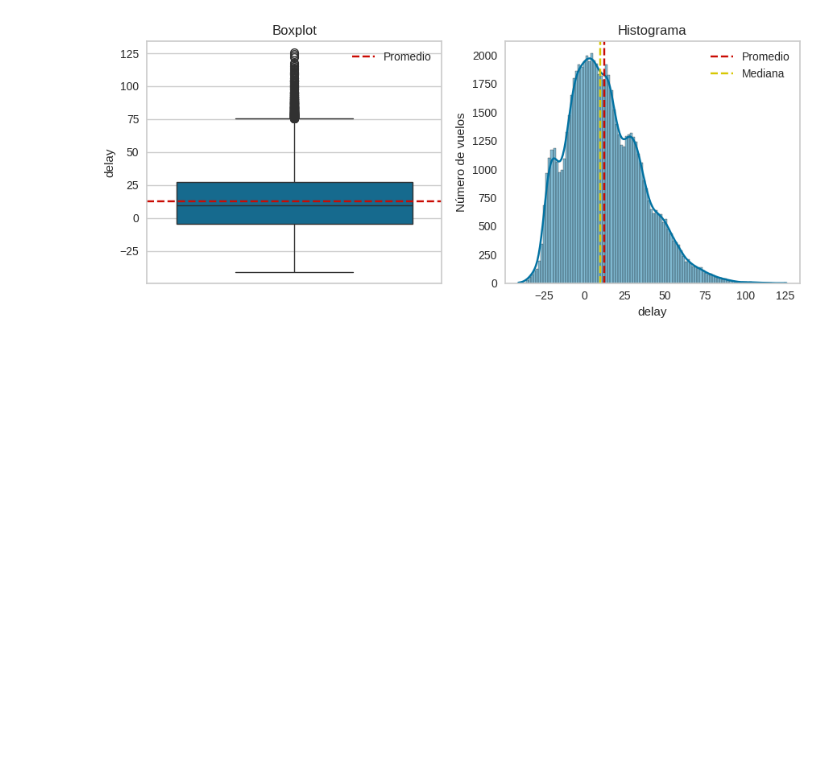
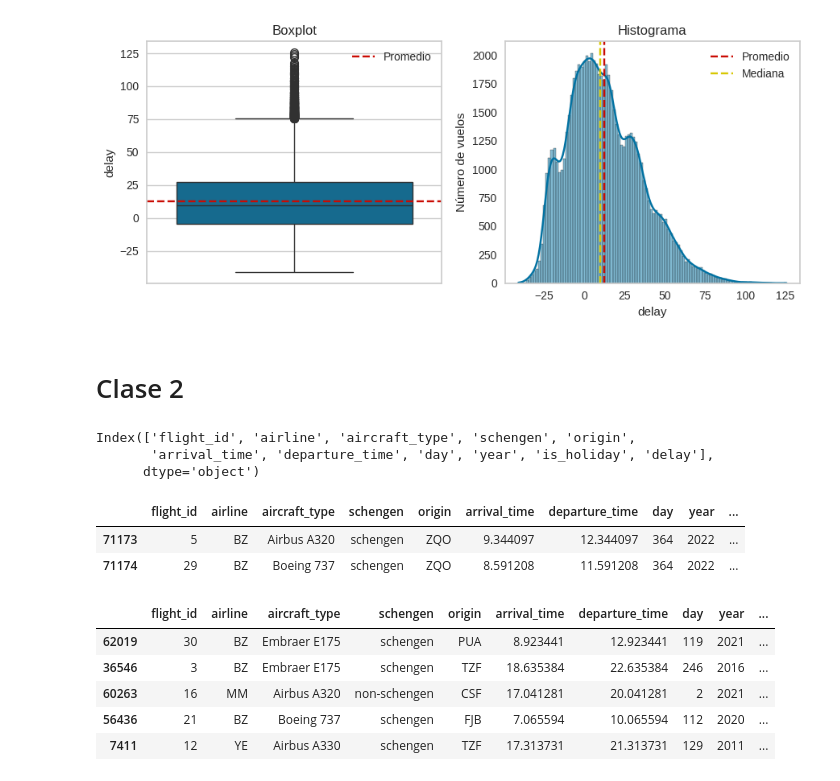
Before and after one commit to kevirui/prevision-de-atrasos-de-vuelos, a Jupyter notebook: practice.ipynb, the cells around one changed output. Saved outputs shown, nothing was run; the diff lists cells and outputs as text; code cells hidden in the pictures; blank space fills up the shorter version.

```diff
--- a/practice.ipynb
+++ b/practice.ipynb
@@ -194,3 +196,30 @@ plt.tight_layout()
 plt.show()
 # %% [output]
 [figure]
+# %% [markdown]
+# Clase 2
+# %%
+data.columns
+# %% [output]
+Index(['flight_id', 'airline', 'aircraft_type', 'schengen', 'origin',
+       'arrival_time', 'departure_time', 'day', 'year', 'is_holiday', 'delay'],
+      dtype='object')
+# %%
+data['date'] = data['year'].astype(str) + "-" + (data['day'] + 1).astype(str).str.zfill(3)
+data['date'] = pd.to_datetime(data['date'], format="%Y-%j")
+data.tail(2)
+# %% [output]
+|  | flight_id | airline | aircraft_type | schengen | origin | arrival_time | departure_time | day | year | ... |
+| 71173 | 5 | BZ | Airbus A320 | schengen | ZQO | 9.344097 | 12.344097 | 364 | 2022 | ... |
+| 71174 | 29 | BZ | Boeing 737 | schengen | ZQO | 8.591208 | 11.591208 | 364 | 2022 | ... |
+# %%
+data['is_weekend'] = data['date'].dt.weekday.isin([5, 6])
+data['day_name'] = data['date'].dt.day_name()
+data.sample(5)
+# %% [output]
+|  | flight_id | airline | aircraft_type | schengen | origin | arrival_time | departure_time | day | year | ... |
+| 62019 | 30 | BZ | Embraer E175 | schengen | PUA | 8.923441 | 12.923441 | 119 | 2021 | ... |
+| 36546 | 3 | BZ | Embraer E175 | schengen | TZF | 18.635384 | 22.635384 | 246 | 2016 | ... |
+| 60263 | 16 | MM | Airbus A320 | non-schengen | CSF | 17.041281 | 20.041281 | 2 | 2021 | ... |
+| 56436 | 21 | BZ | Boeing 737 | schengen | FJB | 7.065594 | 10.065594 | 112 | 2020 | ... |
+| 7411 | 12 | YE | Airbus A330 | schengen | TZF | 17.313731 | 21.313731 | 129 | 2011 | ... |
```
Also changed, not shown: parts of 12 cells of this notebook.
